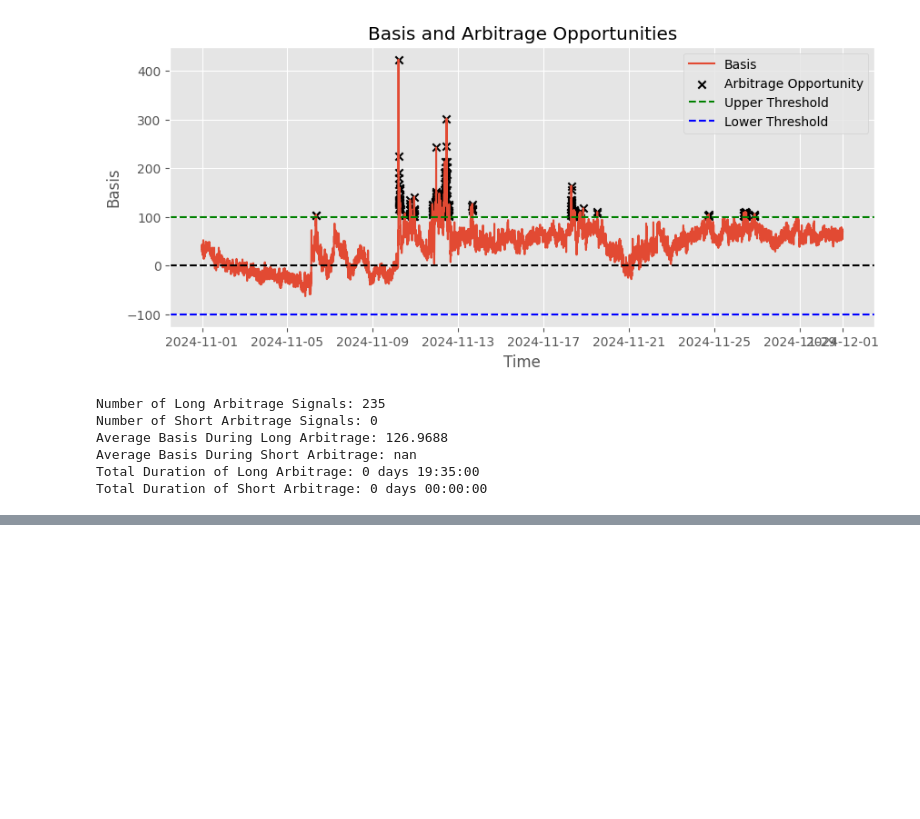
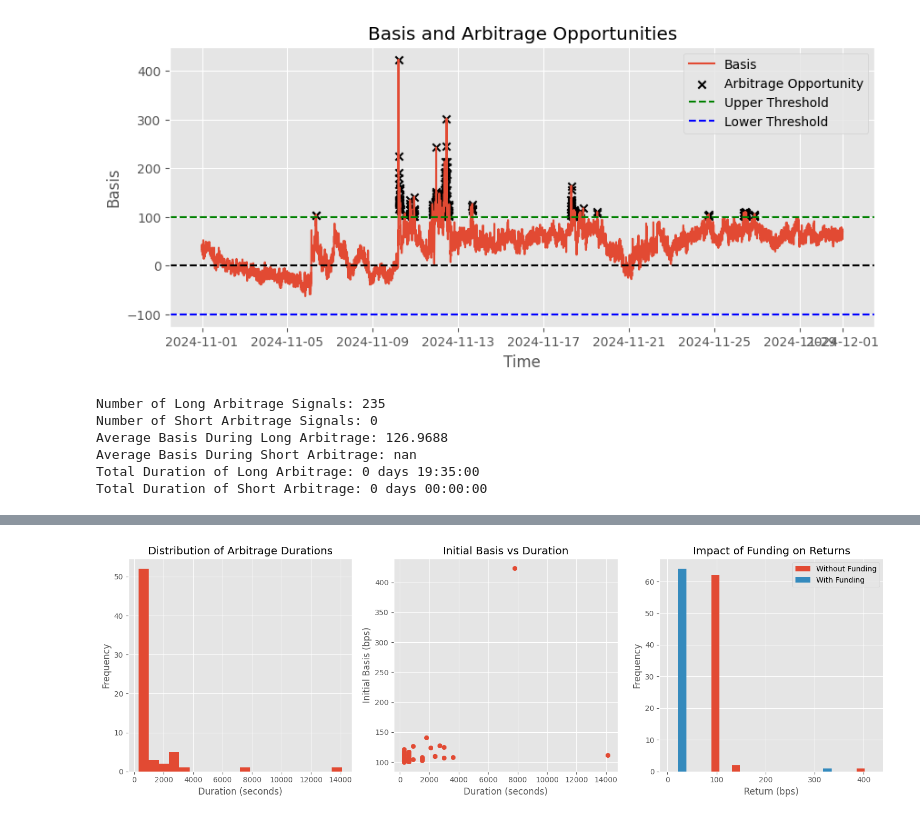
Before and after one commit to karuu6/futures_basis, a Jupyter notebook: research.ipynb, the cells around one changed output, grey strips where cells are left out. Cells and saved outputs as stored; diff of their text form; code cells hidden in the pictures; blank space fills up the shorter version.

```diff
--- a/research.ipynb
+++ b/research.ipynb
@@ -137,0 +314,33 @@ Total Duration of Short Arbitrage: 0 days 00:00:00
+# %%
+# Visualize the results
+plt.figure(figsize=(15, 5))
+
+# Plot 1: Distribution of opportunity durations
+plt.subplot(131)
+duration_details['duration'].dt.total_seconds().hist(bins=20)
+plt.title('Distribution of Arbitrage Durations')
+plt.xlabel('Duration (seconds)')
+plt.ylabel('Frequency')
+
+# Plot 2: Basis vs Duration
+plt.subplot(132)
+plt.scatter(duration_details['duration'].dt.total_seconds(),
+           duration_details['initial_basis'])
+plt.title('Initial Basis vs Duration')
+plt.xlabel('Duration (seconds)')
+plt.ylabel('Initial Basis (bps)')
+
+# Plot 3: Returns with and without funding
+plt.subplot(133)
+plt.hist([funding_analysis['initial_basis'],
+          funding_analysis['total_return']],
+         label=['Without Funding', 'With Funding'])
+plt.title('Impact of Funding on Returns')
+plt.xlabel('Return (bps)')
+plt.ylabel('Frequency')
+plt.legend()
+
+plt.tight_layout()
+plt.show()
+# %% [output]
+[figure, added]
```
Also changed, not shown: parts of 8 cells of this notebook.
